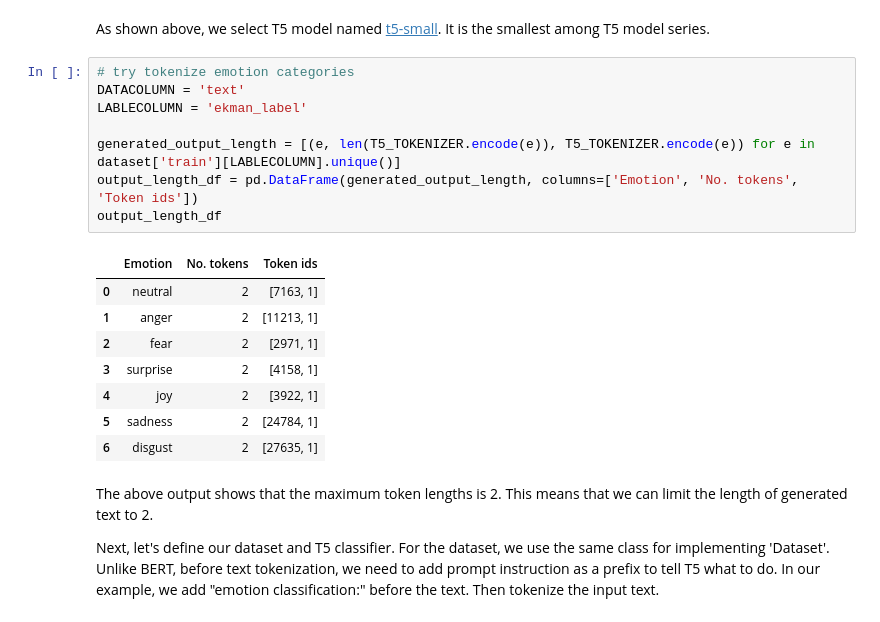
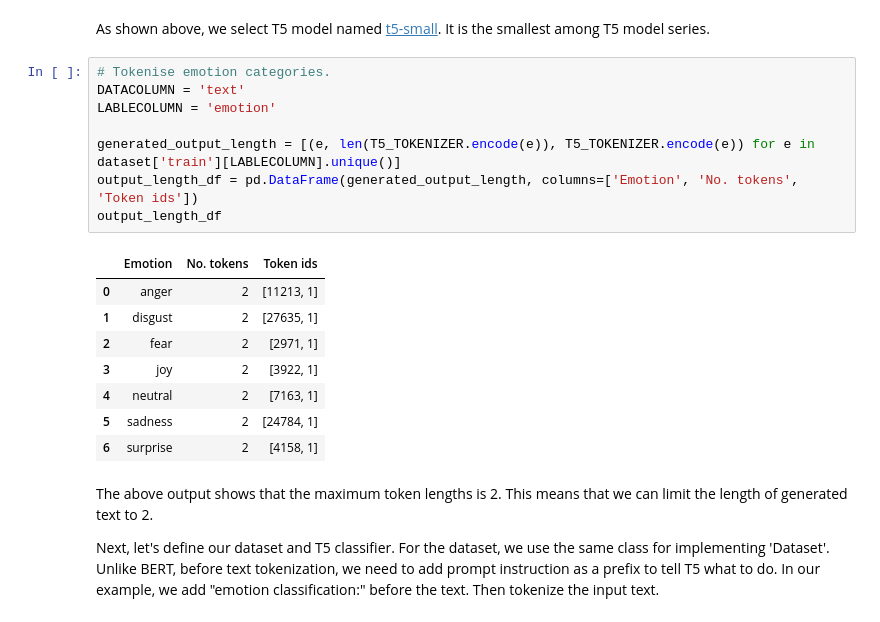
Before and after one commit to UCREL/Session-6-LLM-Based-Emotion-Analysis, a Jupyter notebook: tutorial.ipynb, the cells around one changed output. Cells and saved outputs as stored; diff of their text form.

```diff
--- a/tutorial.ipynb
+++ b/tutorial.ipynb
@@ -384,22 +395,22 @@ Special tokens have been added in the vocabulary, make sure the associated word
 # %% [markdown]
 As shown above, we select T5 model named <a href='https://huggingface.co/google-t5/t5-small'>t5-small</a>. It is the smallest among T5 model series.
 # %%
-# try tokenize emotion categories
+# Tokenise emotion categories.
 DATACOLUMN = 'text'
-LABLECOLUMN = 'ekman_label'
+LABLECOLUMN = 'emotion'
 
 generated_output_length = [(e, len(T5_TOKENIZER.encode(e)), T5_TOKENIZER.encode(e)) for e in dataset['train'][LABLECOLUMN].unique()]
 output_length_df = pd.DataFrame(generated_output_length, columns=['Emotion', 'No. tokens', 'Token ids'])
 output_length_df
 # %% [output]
 |  | Emotion | No. tokens | Token ids |
-| 0 | neutral | 2 | [7163, 1] |
-| 1 | anger | 2 | [11213, 1] |
+| 0 | anger | 2 | [11213, 1] |
+| 1 | disgust | 2 | [27635, 1] |
 | 2 | fear | 2 | [2971, 1] |
-| 3 | surprise | 2 | [4158, 1] |
-| 4 | joy | 2 | [3922, 1] |
+| 3 | joy | 2 | [3922, 1] |
+| 4 | neutral | 2 | [7163, 1] |
 | 5 | sadness | 2 | [24784, 1] |
-| 6 | disgust | 2 | [27635, 1] |
+| 6 | surprise | 2 | [4158, 1] |
 # %% [markdown]
 The above output shows that the maximum token lengths is 2. This means that we can limit the length of generated text to 2.
 
```
Also changed, not shown: parts of 45 cells of this notebook, 3 other files.
